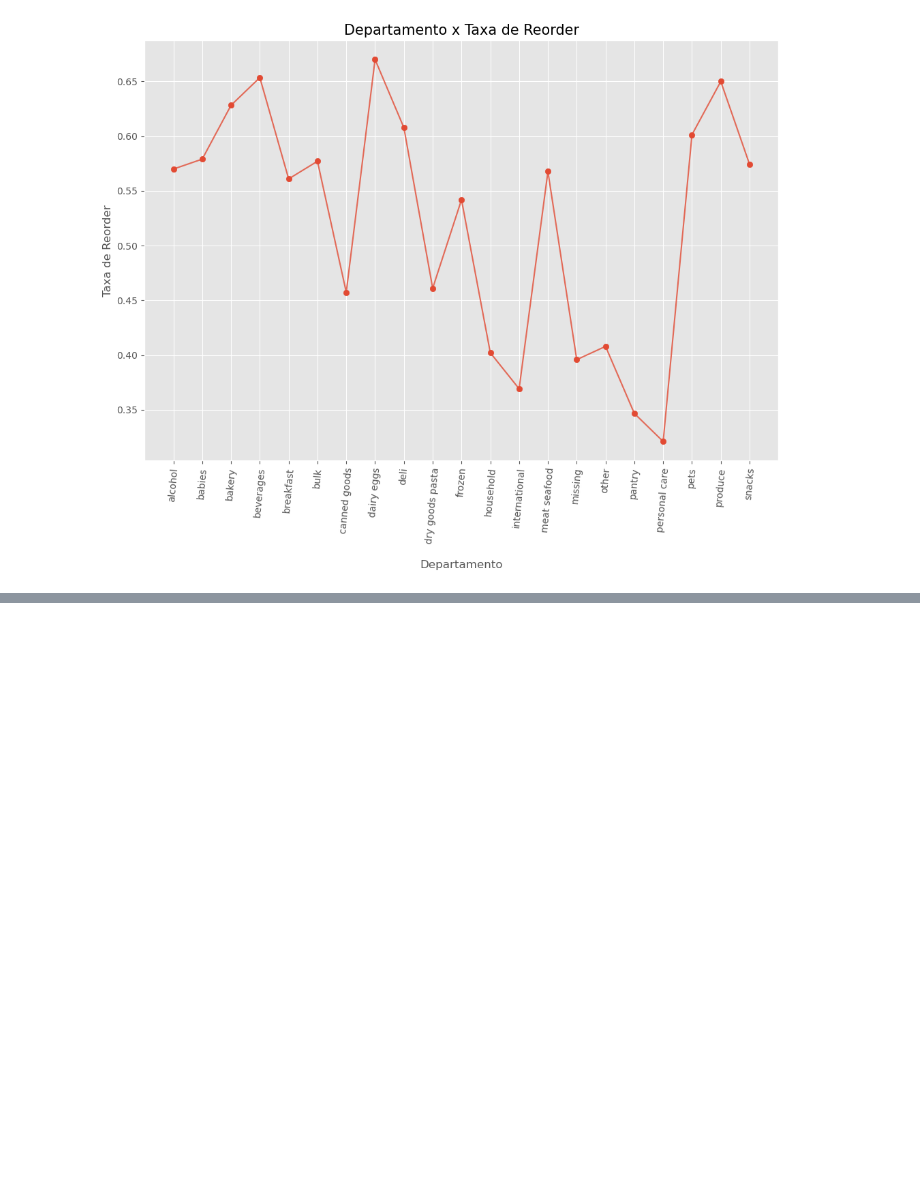
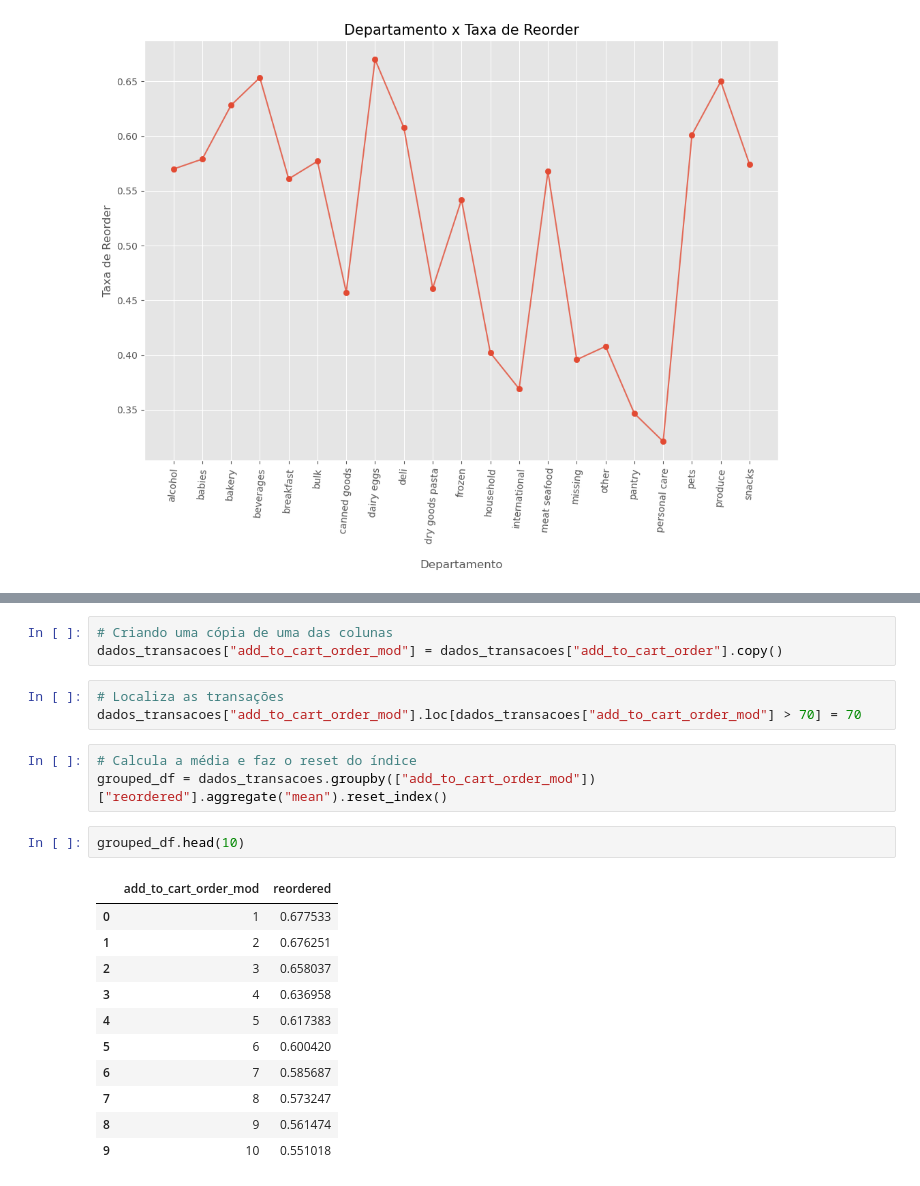
Before and after one commit to leojutsu/analise_de_dados, a Jupyter notebook: Projeto6.ipynb, the cells around one changed output, grey strips where cells are left out. Cells and saved outputs as stored; diff of their text form; blank space fills up the shorter version.

```diff
--- a/Projeto6.ipynb
+++ b/Projeto6.ipynb
@@ -757,0 +888,23 @@ plt.show()
+# %%
+# Criando uma cópia de uma das colunas
+dados_transacoes["add_to_cart_order_mod"] = dados_transacoes["add_to_cart_order"].copy()
+# %%
+# Localiza as transações
+dados_transacoes["add_to_cart_order_mod"].loc[dados_transacoes["add_to_cart_order_mod"] > 70] = 70
+# %%
+# Calcula a média e faz o reset do índice
+grouped_df = dados_transacoes.groupby(["add_to_cart_order_mod"])["reordered"].aggregate("mean").reset_index()
+# %%
+grouped_df.head(10)
+# %% [output]
+|  | add_to_cart_order_mod | reordered |
+| 0 | 1 | 0.677533 |
+| 1 | 2 | 0.676251 |
+| 2 | 3 | 0.658037 |
+| 3 | 4 | 0.636958 |
+| 4 | 5 | 0.617383 |
+| 5 | 6 | 0.600420 |
+| 6 | 7 | 0.585687 |
+| 7 | 8 | 0.573247 |
+| 8 | 9 | 0.561474 |
+| 9 | 10 | 0.551018 |
```
Also changed, not shown: parts of 33 cells of this notebook.
